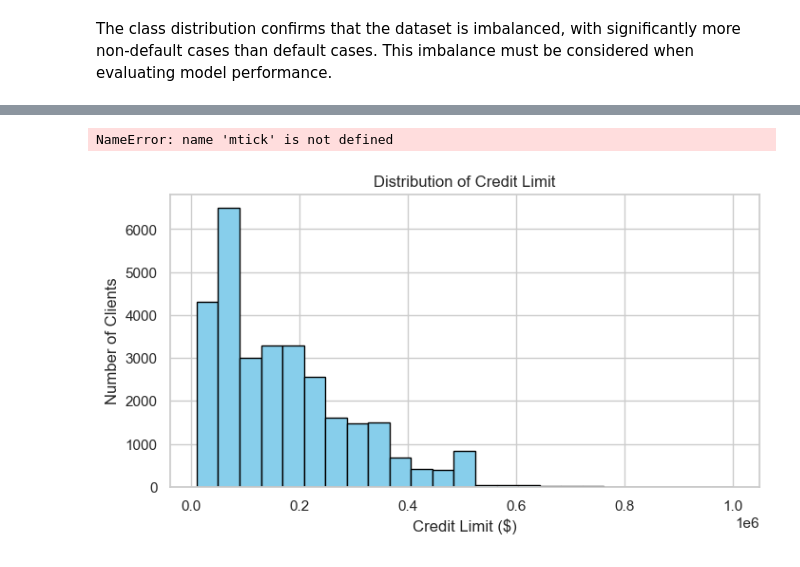
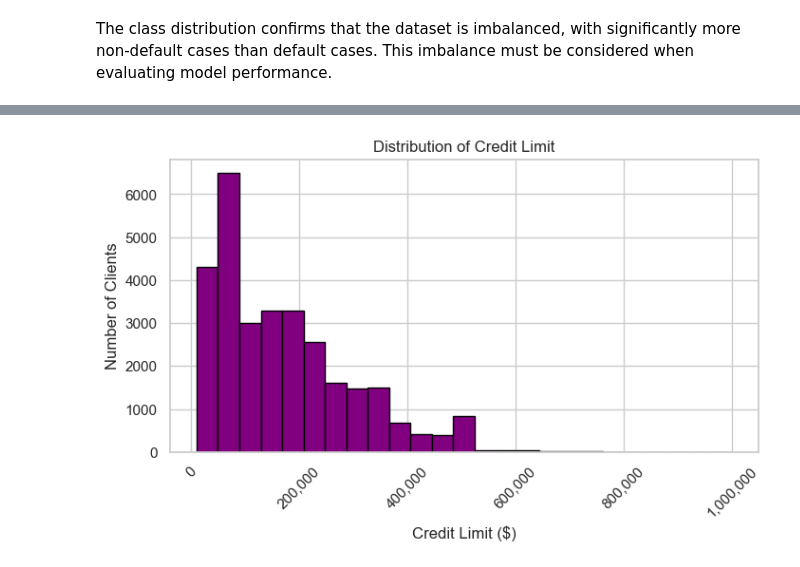
Before and after one commit to Denim951/credit-card-default-prediction, a Jupyter notebook: credit-default-analysis.ipynb, the cells around one changed output, grey strips where cells are left out. Cells and saved outputs as stored; diff of their text form; code cells hidden in the pictures.

```diff
--- a/credit-default-analysis.ipynb
+++ b/credit-default-analysis.ipynb
@@ -237,14 +230,12 @@ plt.show()
 # %%
-# import matplotlib.ticker as mtick
 fig, ax1 = plt.subplots(figsize=(8, 4))
-df['LIMIT_BAL'].hist(bins=25, color='skyblue', edgecolor='black', ax=ax1)
+df['LIMIT_BAL'].hist(bins=25, color='purple', edgecolor='black', ax=ax1)
 ax1.set_title("Distribution of Credit Limit")
 ax1.set_xlabel("Credit Limit ($)")
 ax1.set_ylabel("Number of Clients")
 # Format axis to remove scientific notation
 ax1.xaxis.set_major_formatter(mtick.StrMethodFormatter('{x:,.0f}'))
 plt.xticks(rotation=45)
 plt.show()
 # %% [output]
-NameError: name 'mtick' is not defined
-[figure, old version]
+[figure, new version]
```
Also changed, not shown: parts of 12 cells of this notebook.
